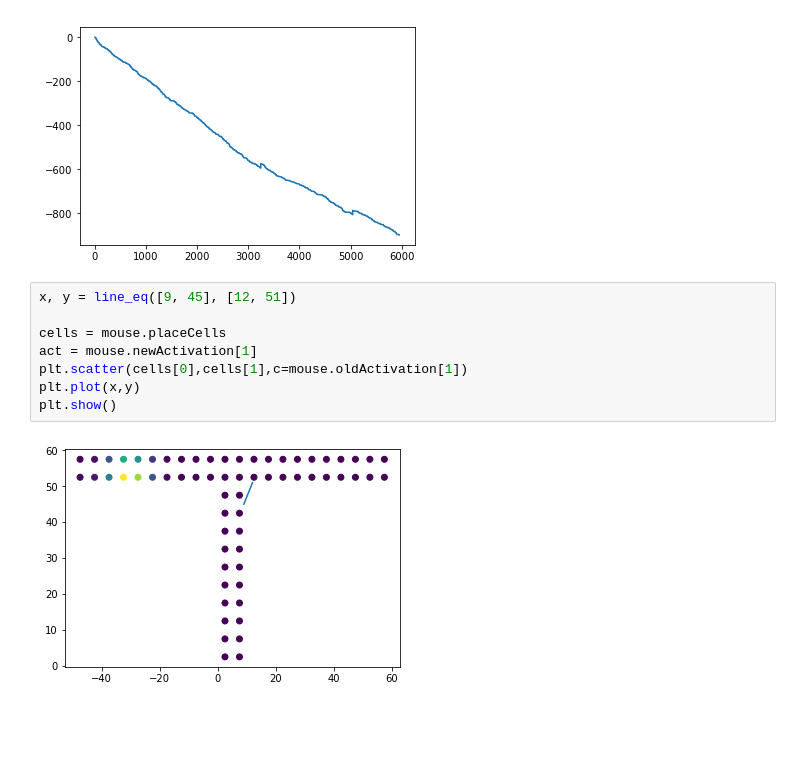
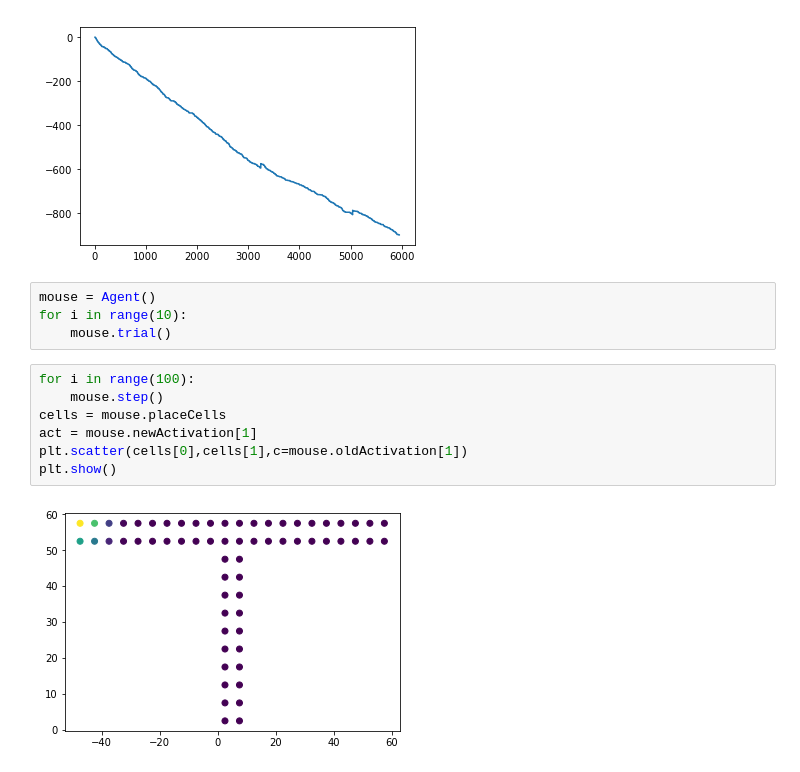
Before and after one commit to imLew/MHBF-project, a Jupyter notebook: main.ipynb, the cells around one changed output. Saved outputs shown, nothing was run; the diff lists cells and outputs as text; blank space fills up the shorter version.

Commit message:
added plots and minor changes in the sarsa_demo.py

```diff
--- a/main.ipynb
+++ b/main.ipynb
@@ -384,16 +385,19 @@ plt.plot(cumulative)
 plt.show()
 # %% [output]
 [figure]
+# %%
+mouse = Agent()
+for i in range(10):
+    mouse.trial()
 # %%
-x, y = line_eq([9, 45], [12, 51])
-
+for i in range(100):
+    mouse.step()
 cells = mouse.placeCells
 act = mouse.newActivation[1]
 plt.scatter(cells[0],cells[1],c=mouse.oldActivation[1])
-plt.plot(x,y)
 plt.show()
 # %% [output]
-[figure, old version]
+[figure, new version]
 # %%
 mouse = Agent()
 vecs = vector_fields(mouse,locations)
```
Also changed, not shown: parts of 3 cells of this notebook, 2 other files.
